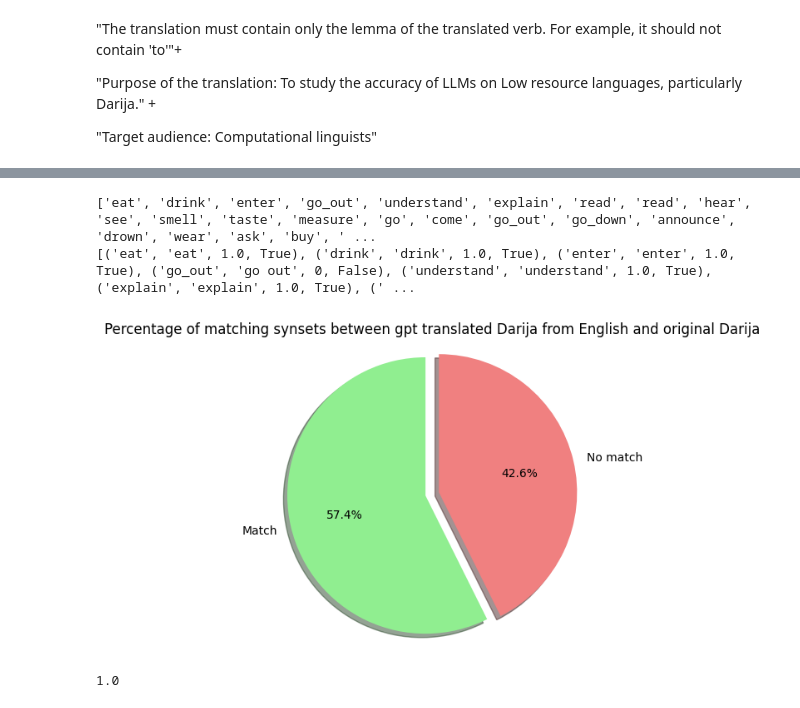
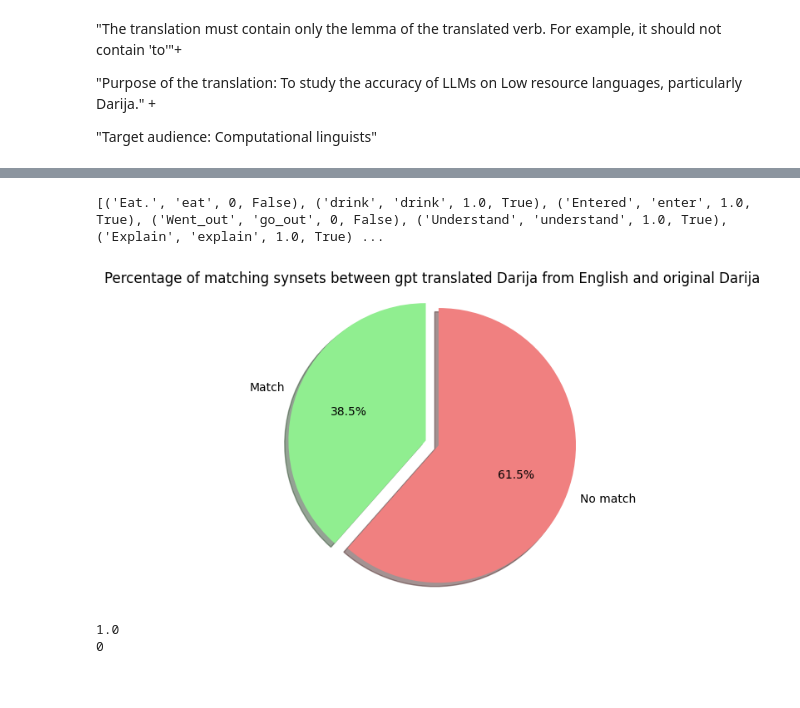
Before and after one commit to yassir28/Darija-LLMs, a Jupyter notebook: verbs/verbs6.ipynb, the cells around one changed output, grey strips where cells are left out. Saved outputs shown, nothing was run; the diff lists cells and outputs as text; code cells hidden in the pictures.

```diff
--- a/verbs/verbs6.ipynb
+++ b/verbs/verbs6.ipynb
@@ -89,8 +75,11 @@ print(transl)
 import matplotlib.pyplot as plt
 from nltk.corpus import wordnet as wn
 
-transl = [verb[3:].replace(" ", "_") if verb.startswith("to ") else verb for verb in transl]
-print(transl)
+eng = df['eng']
+transl = df['english_translation']
+
+transl = [verb.replace(" ", "_") for verb in transl]
+eng = [verb.replace(" ", "_") for verb in eng]
 
 def max_path_similarity(word1, word2):
     """Calculate the maximum path similarity between two words."""
@@ -112,39 +101,38 @@ def evaluate_pairs(threshold=0.5):
     for i in range(len(transl)):
         word1, word2 = transl[i], eng[i]
         similarity = max_path_similarity(word1, word2)
         results.append((word1, word2, similarity, similarity >= threshold))
     return results
 results = evaluate_pairs()
 print(results)
 
 
 # Extract the last element of each tuple in the list (representing True or False values)
 last_elements = [result for *_, result in results]
 
 # Count how many comparisons are True
 true_count = sum(last_elements)  # True evaluates to 1, so summing directly counts the True values
 
 # Calculate the percentage of True vs False
 total_comparisons = len(results)
 false_count = total_comparisons - true_count
 
 # Plot pie chart
 labels = 'Match', 'No match'
 sizes = [true_count, false_count]
 colors = ['lightgreen', 'lightcoral']
 explode = (0.1, 0)  # explode 1st slice
 
 plt.pie(sizes, explode=explode, labels=labels, colors=colors, autopct='%1.1f%%', shadow=True, startangle=90)
 plt.axis('equal')  # Equal aspect ratio ensures that pie is drawn as a circle.
 plt.title("Percentage of matching synsets between gpt translated Darija from English and original Darija")
 plt.show()
 # %% [output]
-['eat', 'drink', 'enter', 'go_out', 'understand', 'explain', 'read', 'read', 'hear', 'see', 'smell', 'taste', 'measure', 'go', 'come', 'go_out', 'go_down', 'announce', 'drown', 'wear', 'ask', 'buy', ' ...
-[('eat', 'eat', 1.0, True), ('drink', 'drink', 1.0, True), ('enter', 'enter', 1.0, True), ('go_out', 'go out', 0, False), ('understand', 'understand', 1.0, True), ('explain', 'explain', 1.0, True), (' ...
+[('Eat.', 'eat', 0, False), ('drink', 'drink', 1.0, True), ('Entered', 'enter', 1.0, True), ('Went_out', 'go_out', 0, False), ('Understand', 'understand', 1.0, True), ('Explain', 'explain', 1.0, True) ...
-[figure, old version]
+[figure, new version]
 # %%
 synsets1 = wn.synsets("go_out", pos=wn.VERB)
-synsets2 = wn.synsets("exit", pos=wn.VERB)
+synsets2 = wn.synsets("exited", pos=wn.VERB)
 max_score = 0
 
 for syn1 in synsets1:
@@ -153,5 +141,16 @@ for syn1 in synsets1:
         if score and score > max_score:
             max_score = score
 print(max_score)
+
+synsets3 = wn.synsets("go_out", pos=wn.VERB)
+synsets4 = wn.synsets("go out", pos=wn.VERB)
+max_score1 = 0
+for syn1 in synsets3:
+    for syn2 in synsets4:
+        score = syn1.path_similarity(syn2)
+        if score and score > max_score:
+            max_score1 = score
+print(max_score1)
 # %% [output]
 1.0
+0
```
Also changed, not shown: parts of 3 cells of this notebook, 11 other files.
